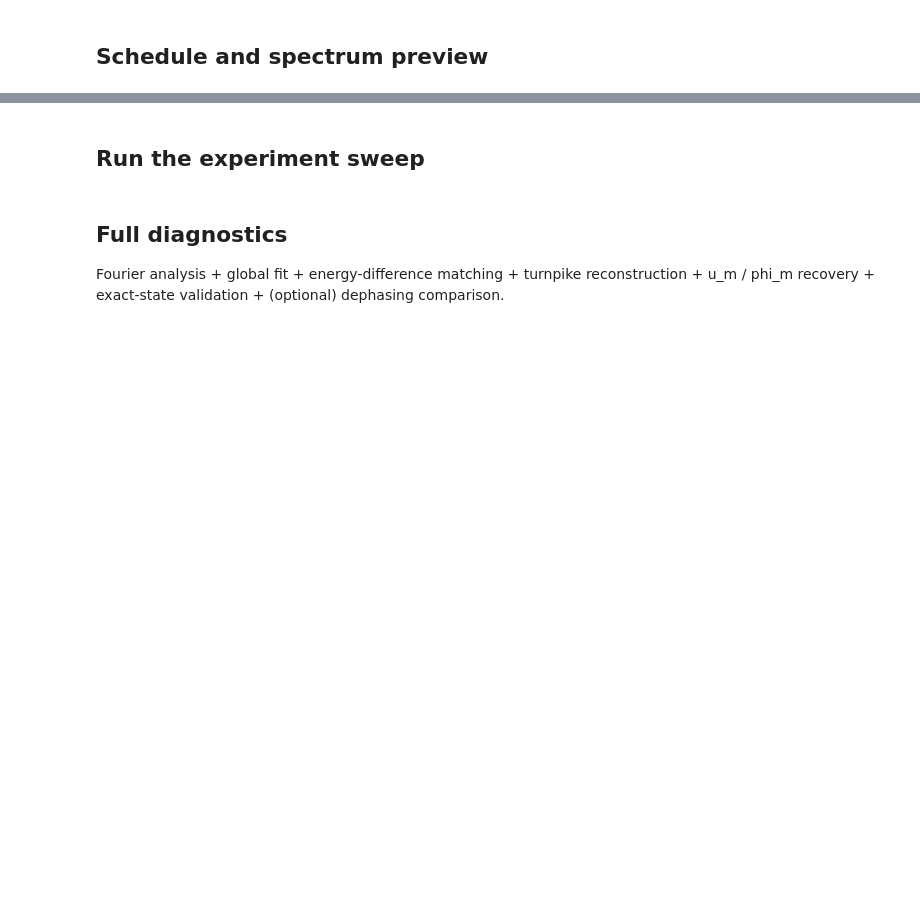
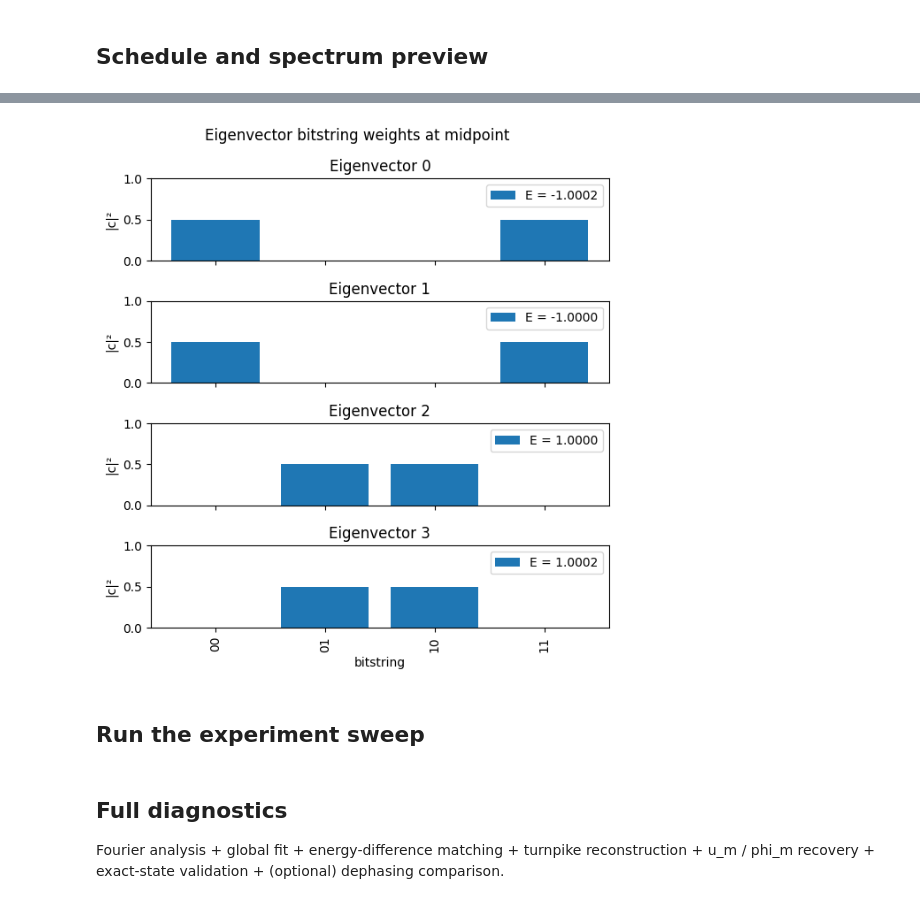
Before and after one commit to OsQarM/lsz_spectroscopy, a Jupyter notebook: notebooks/LSZ_main.ipynb, the cells around one changed output, grey strips where cells are left out. Saved outputs shown, nothing was run; the diff lists cells and outputs as text; code cells hidden in the pictures; blank space fills up the shorter version.

```diff
--- a/notebooks/LSZ_main.ipynb
+++ b/notebooks/LSZ_main.ipynb
@@ -78,3 +103,28 @@ Spectrum at midpoint: [-2.85 -1.35  0.65  3.55]
+# %%
+vecs_mid = np.asarray(egvecs[midpoint])
+dim = vecs_mid.shape[0]
+bitstrings = [format(i, f'0{nqubits}b') for i in range(dim)]
+x = np.arange(dim)
+
+fig, axes = plt.subplots(dim, 1, figsize=(max(6, dim), 1.6 * dim), sharex=True)
+if dim == 1:
+    axes = [axes]
+for k, ax in enumerate(axes):
+    weights = np.abs(vecs_mid[:, k]) ** 2
+    energy = egvals_midpoint[k]
+    ax.bar(x, weights, label=f'E = {energy:.4f}')
+    ax.set_ylabel(f'|c|²')
+    ax.set_ylim(0, 1)
+    ax.legend(loc='upper right')
+    ax.set_title(f'Eigenvector {k}')
+axes[-1].set_xticks(x)
+axes[-1].set_xticklabels(bitstrings, rotation=90)
+axes[-1].set_xlabel('bitstring')
+fig.suptitle('Eigenvector bitstring weights at midpoint')
+fig.tight_layout()
+plt.show()
+# %% [output]
+[figure, added]
 # %% [markdown]
 ## Run the experiment sweep
 # %%
```
Also changed, not shown: parts of 6 cells of this notebook, 8 other files.
